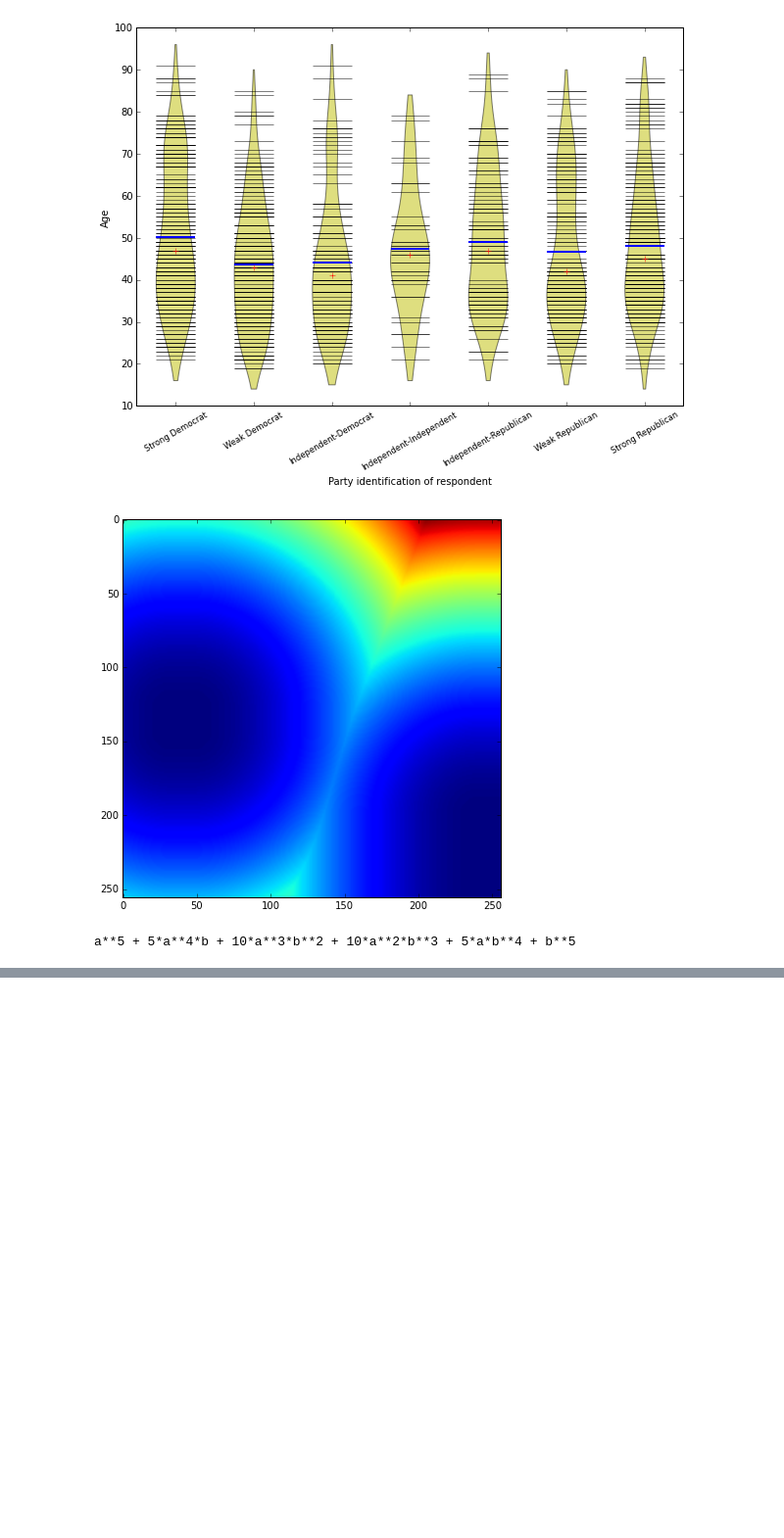
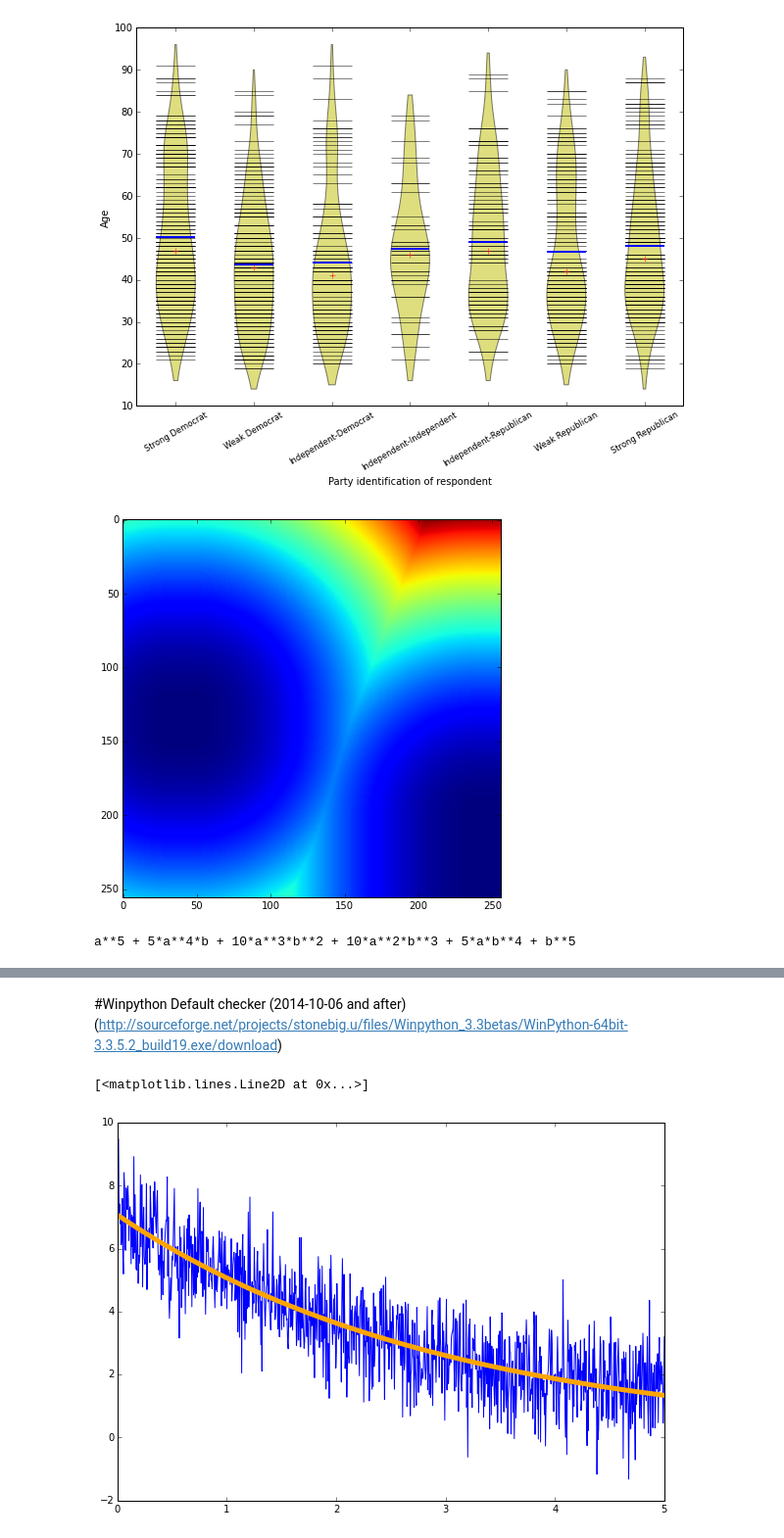
Before and after one commit to stonebig/ztest_donotuse, a Jupyter notebook: ipython_notebooks/Winpython_checker.ipynb, the cells around one changed output, grey strips where cells are left out. Shown at 98% size. Cells and saved outputs as stored; diff of their text form; code cells hidden in the pictures; blank space fills up the shorter version.

Commit message:
lmfit arrives (and python3.3 64 bit test)

```diff
--- a/ipython_notebooks/Winpython_checker.ipynb
+++ b/ipython_notebooks/Winpython_checker.ipynb
@@ -166,0 +167,19 @@ Done.
+# %% [markdown]
+#Winpython Default checker (2014-10-06 and after)
+(http://sourceforge.net/projects/stonebig.u/files/Winpython_3.3betas/WinPython-64bit-3.3.5.2_build19.exe/download)
+# %%
+# lmfit test (from http://nbviewer.ipython.org/github/lmfit/lmfit-py/blob/master/examples/lmfit-model.ipynb)
+def decay(t, N, tau):
+    return N*np.exp(-t/tau)
+t = np.linspace(0, 5, num=1000)
+data = decay(t, 7, 3) + np.random.randn(*t.shape)
+
+from lmfit import Model
+
+model = Model(decay, independent_vars=['t'])
+result = model.fit(data, t=t, N=10, tau=1)
+p.plot(t, data)  # data
+p.plot(t, decay(t=t, **result.values), color='orange', linewidth=5)  # best-fit model
+# %% [output]
+[<matplotlib.lines.Line2D at 0x...>]
+[figure, added]
```
Also changed, not shown: parts of 5 cells of this notebook.
